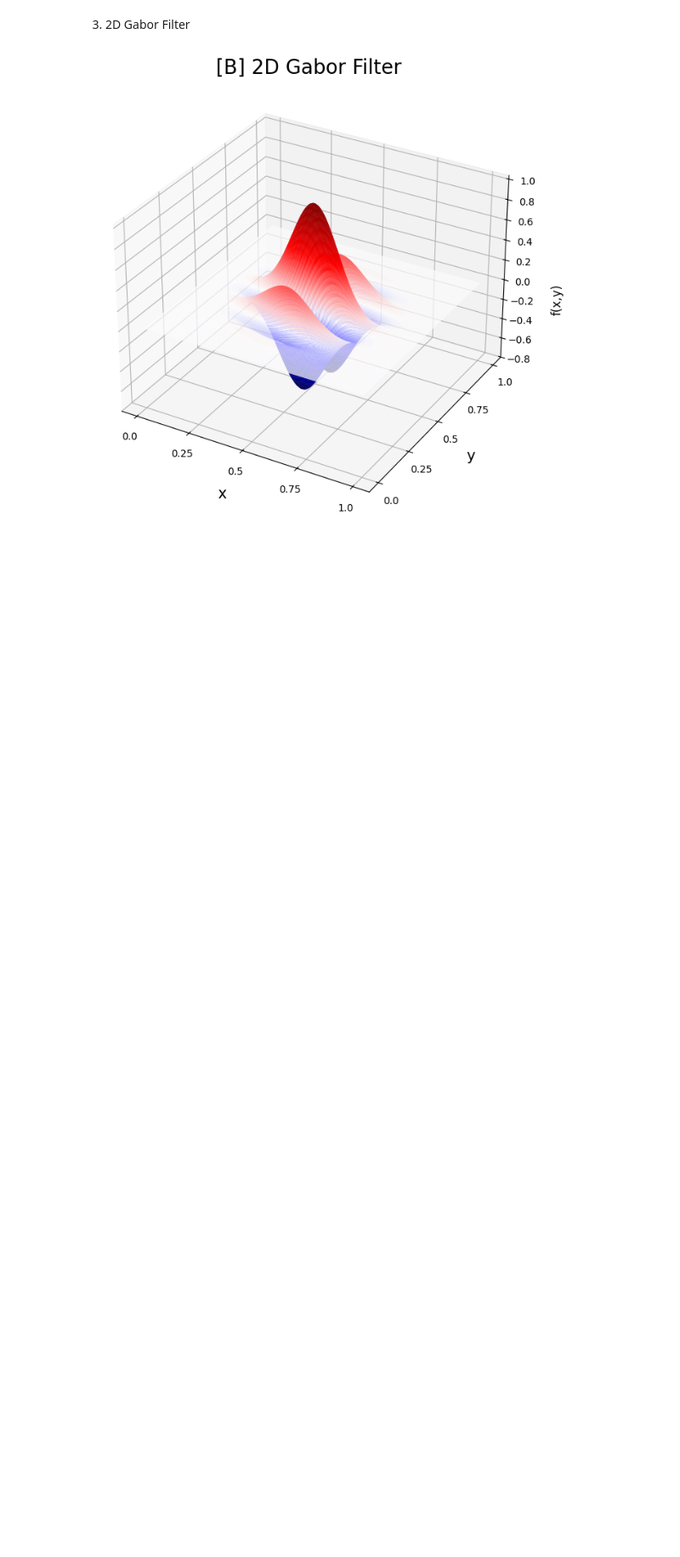
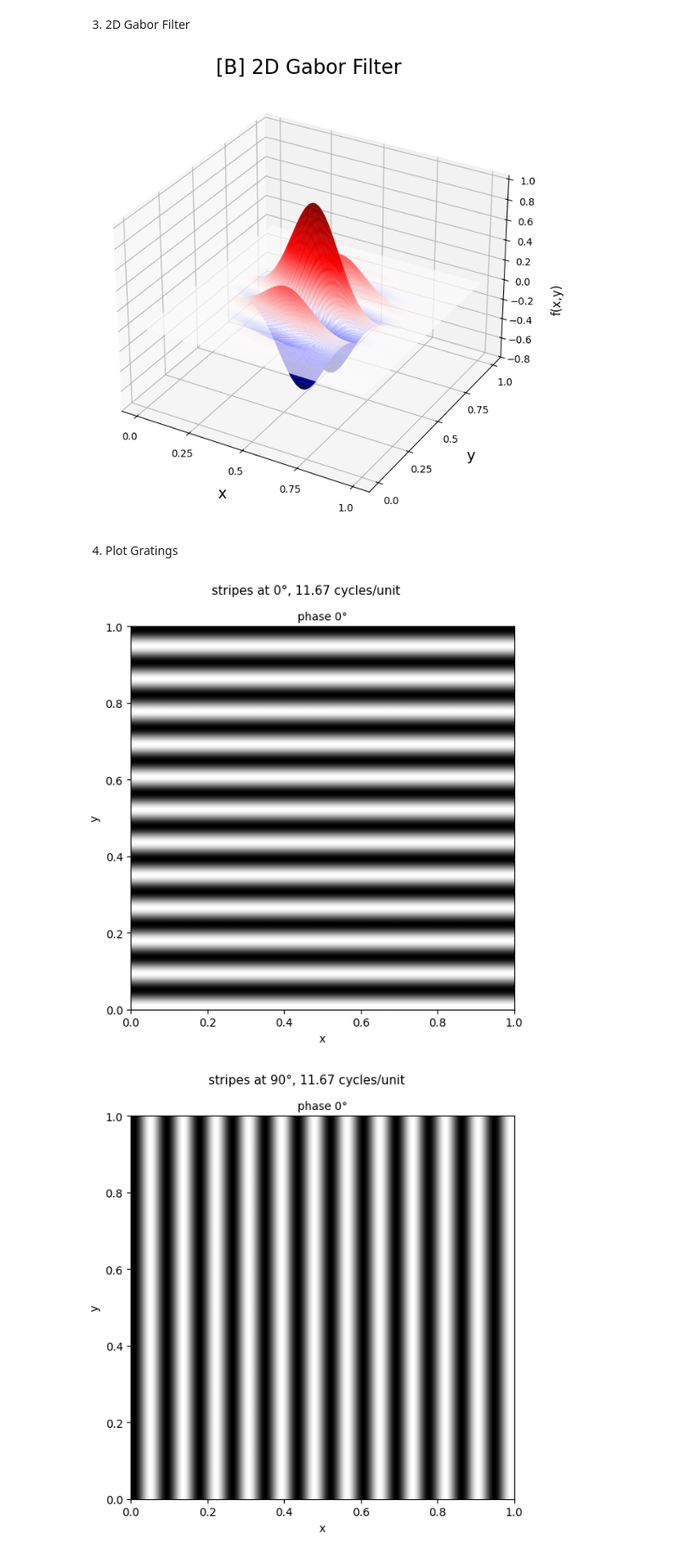
Before and after one commit to Hetznero/chemocnn, a Jupyter notebook: simulations/misc.ipynb, the cells around one changed output. Shown at 85% size. Saved outputs shown, nothing was run; the diff lists cells and outputs as text; code cells hidden in the pictures; blank space fills up the shorter version.

```diff
--- a/simulations/misc.ipynb
+++ b/simulations/misc.ipynb
@@ -132,3 +136,23 @@ fig.subplots_adjust(left=0.05, right=0.85)
 plt.show()
 # %% [output]
 [figure]
+# %% [markdown]
+4. Plot Gratings
+# %%
+n = 256
+contrast = 1.0
+best_sf = 11.67
+
+x_coords = np.linspace(0, 1, n)
+y_coords = np.linspace(0, 1, n)
+xv, yv = np.meshgrid(x_coords, y_coords)
+xy_L0_E = np.column_stack([xv.ravel(), yv.ravel()])
+
+thetas = [0, np.pi / 2]
+
+for target_theta in thetas:
+    fig = plot_single_grating(xy_L0_E, n, target_theta, best_sf, zoom=1, contrast=contrast)
+    plt.show()
+# %% [output]
+[figure, added]
+[figure, added]
```
Also changed, not shown: parts of 14 cells of this notebook, 1 other file.
